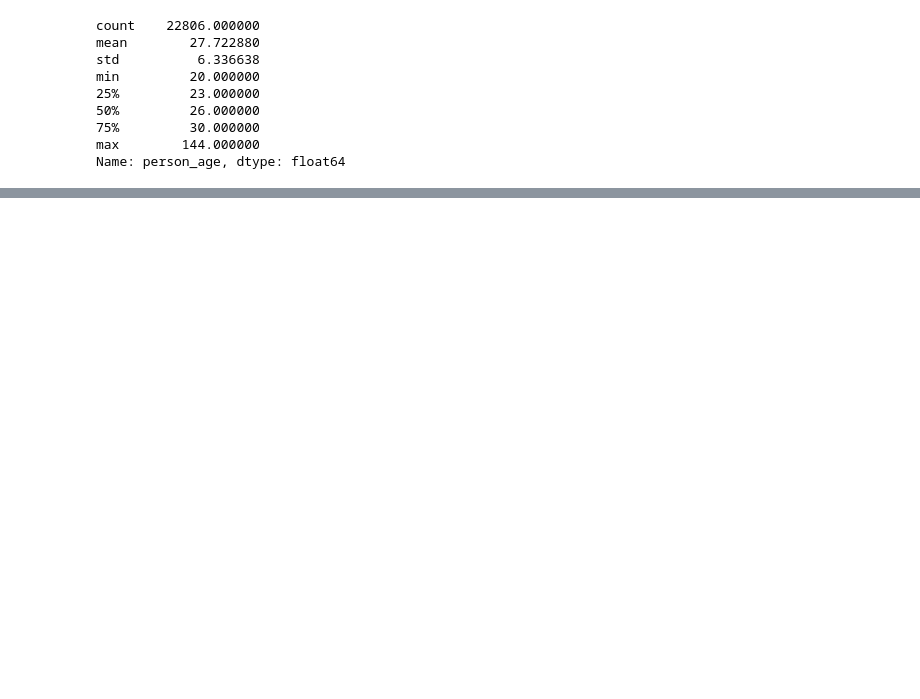
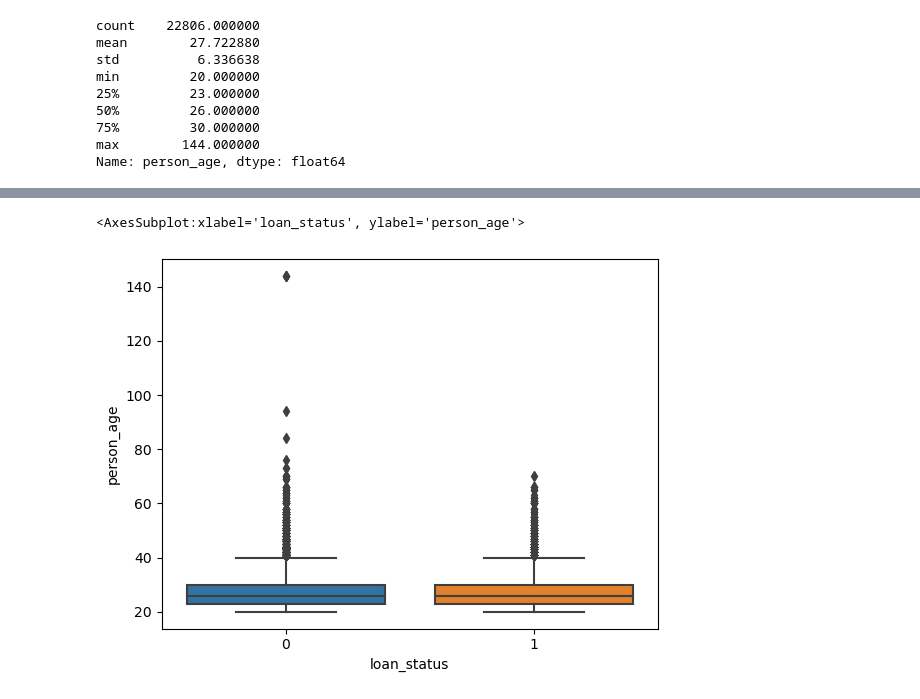
Before and after one commit to Tamirgading/End-to-End-Example-of-Scorecard-Creation, a Jupyter notebook: Untitled.ipynb, the cells around one changed output, grey strips where cells are left out. Saved outputs shown, nothing was run; the diff lists cells and outputs as text; code cells hidden in the pictures; blank space fills up the shorter version.

```diff
--- a/Untitled.ipynb
+++ b/Untitled.ipynb
@@ -293,0 +299,8 @@ Name: person_age, dtype: float64
+# %%
+# Boxplot of person_age by response loan_status
+sns.boxplot(data = data_train,
+            x = response_variable,
+            y = 'person_age')
+# %% [output]
+<AxesSubplot:xlabel='loan_status', ylabel='person_age'>
+[figure, added]
```
Also changed, not shown: parts of 116 cells of this notebook.
